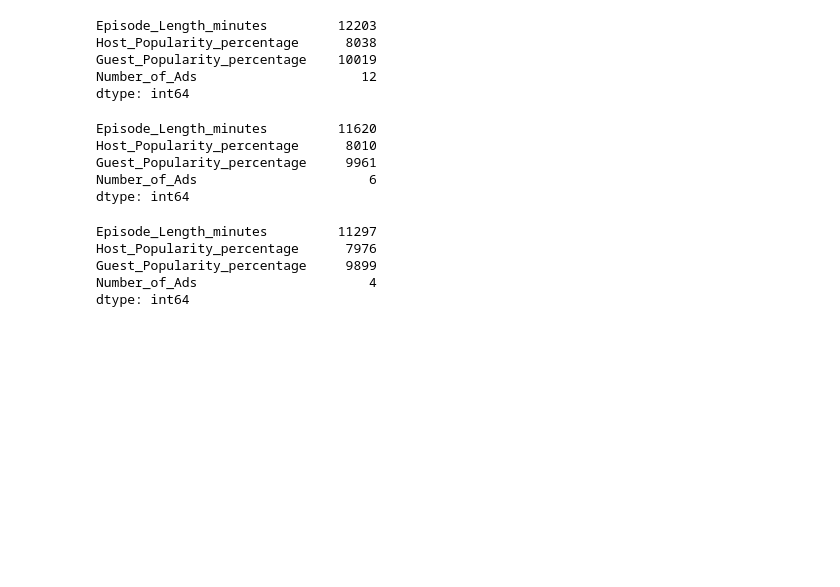
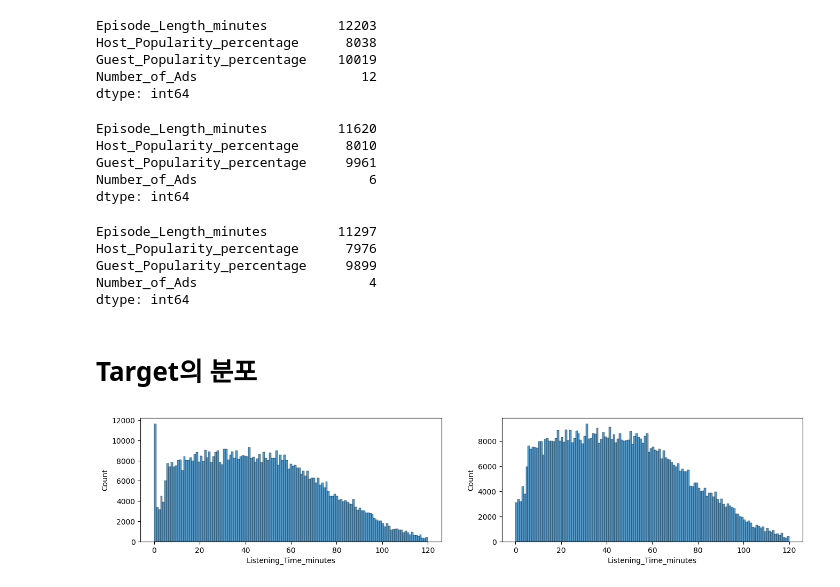
Before and after one commit to sunkusun9/sunkusun9, a Jupyter notebook: kaggle/PGS5/PGS5_ep4/1.Data preparation.ipynb, the cells around one changed output. Saved outputs shown, nothing was run; the diff lists cells and outputs as text; code cells hidden in the pictures; blank space fills up the shorter version.

```diff
--- a/kaggle/PGS5/PGS5_ep4/1.Data preparation.ipynb
+++ b/kaggle/PGS5/PGS5_ep4/1.Data preparation.ipynb
@@ -212,3 +255,12 @@ Host_Popularity_percentage      7976
 Guest_Popularity_percentage     9899
 Number_of_Ads                      4
 dtype: int64
+# %% [markdown]
+# Target의 분포
+# %%
+fig, axes = plt.subplots(1, 2, figsize = (16, 3))
+sns.histplot(df_train, x = target, ax = axes[0])
+sns.histplot(df_train.loc[df_train[target] != 0], x = target, ax = axes[1])
+plt.show()
+# %% [output]
+[figure, added]
```
Also changed, not shown: parts of 74 cells of this notebook.
